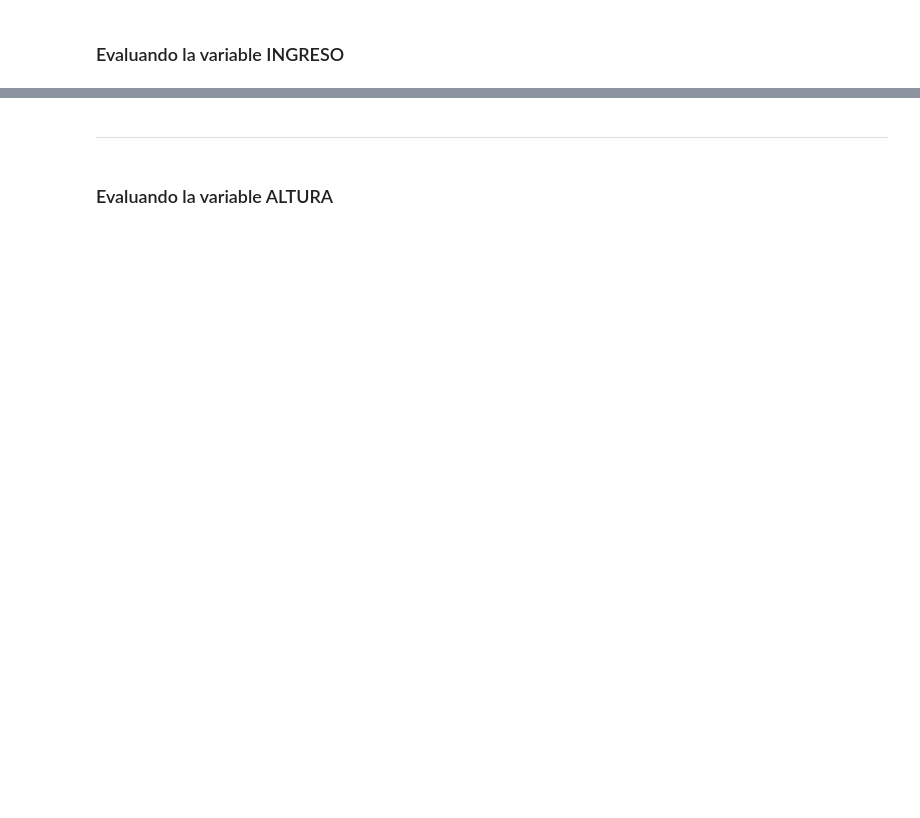
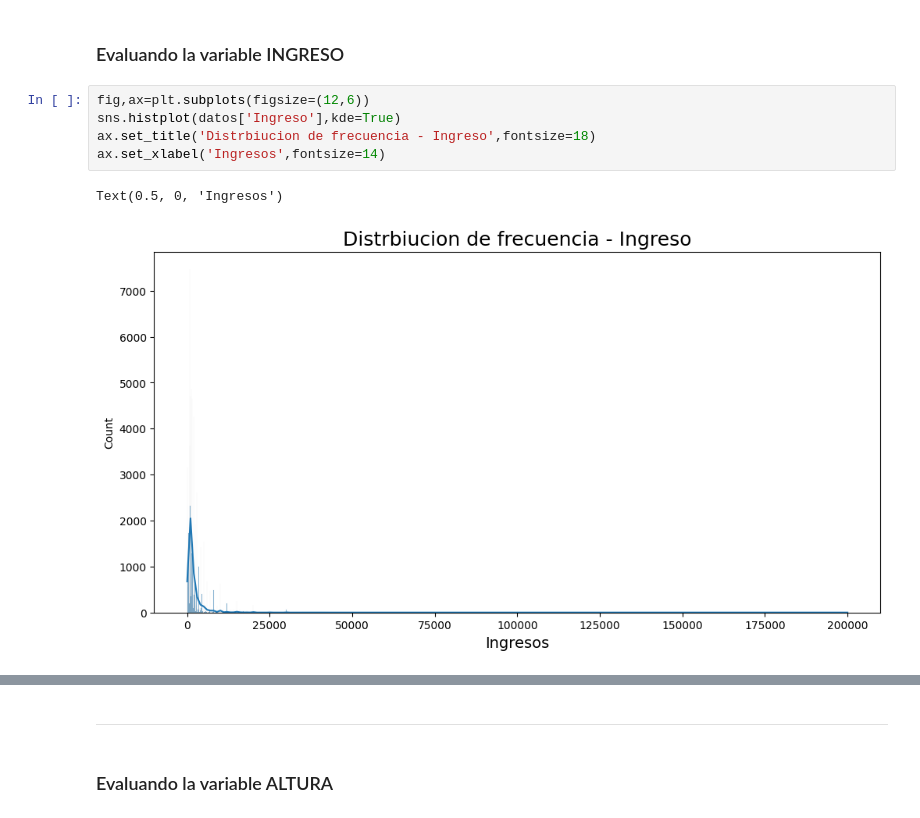
Before and after one commit to BlopezEspinoza070801/Amigo-Secreto, a Jupyter notebook: Curso_de_Estadística_con_Python_1.ipynb, the cells around one changed output, grey strips where cells are left out. Saved outputs shown, nothing was run; the diff lists cells and outputs as text; blank space fills up the shorter version.

```diff
--- a/Curso_de_Estadística_con_Python_1.ipynb
+++ b/Curso_de_Estadística_con_Python_1.ipynb
@@ -626,3 +832,11 @@ La moda se puede definir como el valor más frecuente de un conjunto de datos. L
 <img src='https://caelum-online-public.s3.amazonaws.com/ESP-1752-estadistica-con-python-parte1/img004.png' width='80%'>
 # %% [markdown]
 ### Evaluando la variable INGRESO
+# %%
+fig,ax=plt.subplots(figsize=(12,6))
+sns.histplot(datos['Ingreso'],kde=True)
+ax.set_title('Distrbiucion de frecuencia - Ingreso',fontsize=18)
+ax.set_xlabel('Ingresos',fontsize=14)
+# %% [output]
+Text(0.5, 0, 'Ingresos')
+[figure, added]
```
Also changed, not shown: parts of 46 cells of this notebook.
